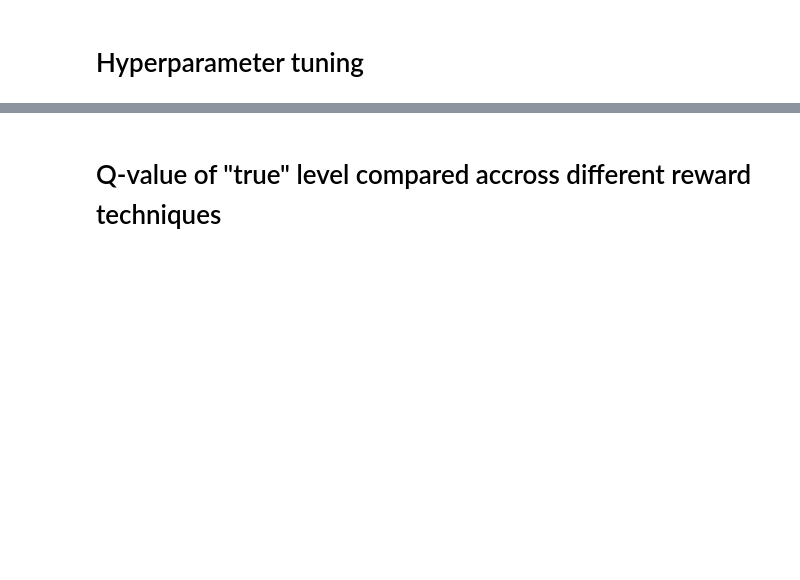
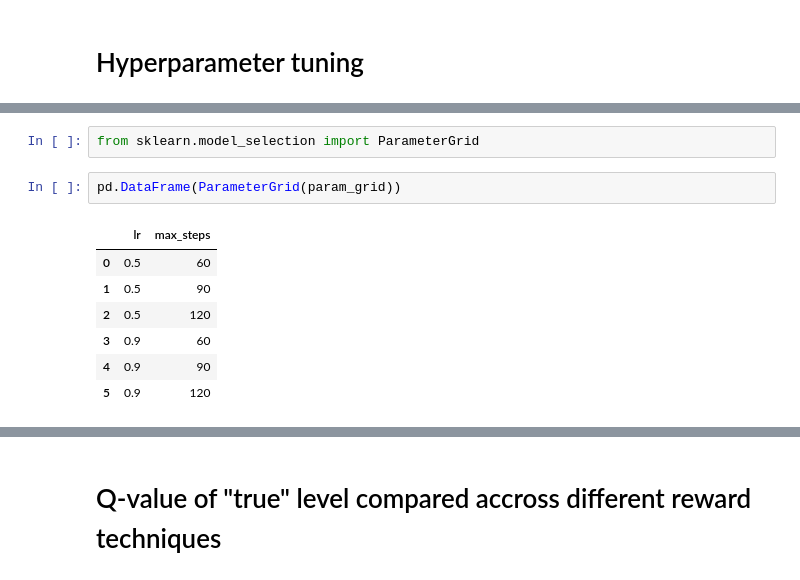
Before and after one commit to lukasgehrke/2022-CHI-neuroadaptive-haptics, a Jupyter notebook: run_experiment_notebook.ipynb, the cells around one changed output, grey strips where cells are left out. Drawn from its saved outputs; the diff is of its cells as text; blank space fills up the shorter version.

```diff
--- a/run_experiment_notebook.ipynb
+++ b/run_experiment_notebook.ipynb
@@ -594,0 +595,12 @@ print(accuracy, mean_episode_length)
+# %%
+from sklearn.model_selection import ParameterGrid
+# %%
+pd.DataFrame(ParameterGrid(param_grid))
+# %% [output]
+|  | lr | max_steps |
+| 0 | 0.5 | 60 |
+| 1 | 0.5 | 90 |
+| 2 | 0.5 | 120 |
+| 3 | 0.9 | 60 |
+| 4 | 0.9 | 90 |
+| 5 | 0.9 | 120 |
```
Also changed, not shown: parts of 11 cells of this notebook, 1 other file.
